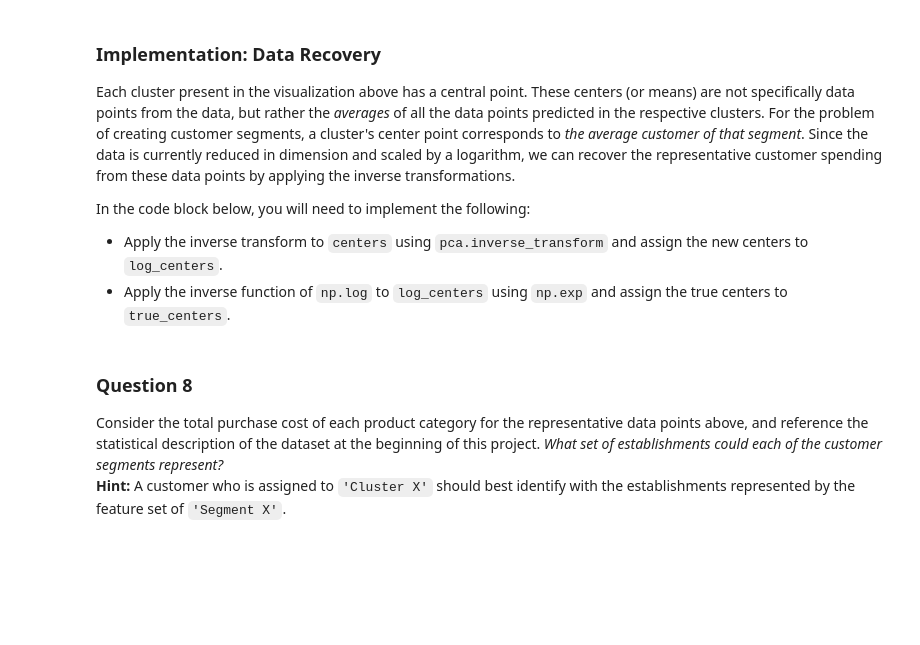
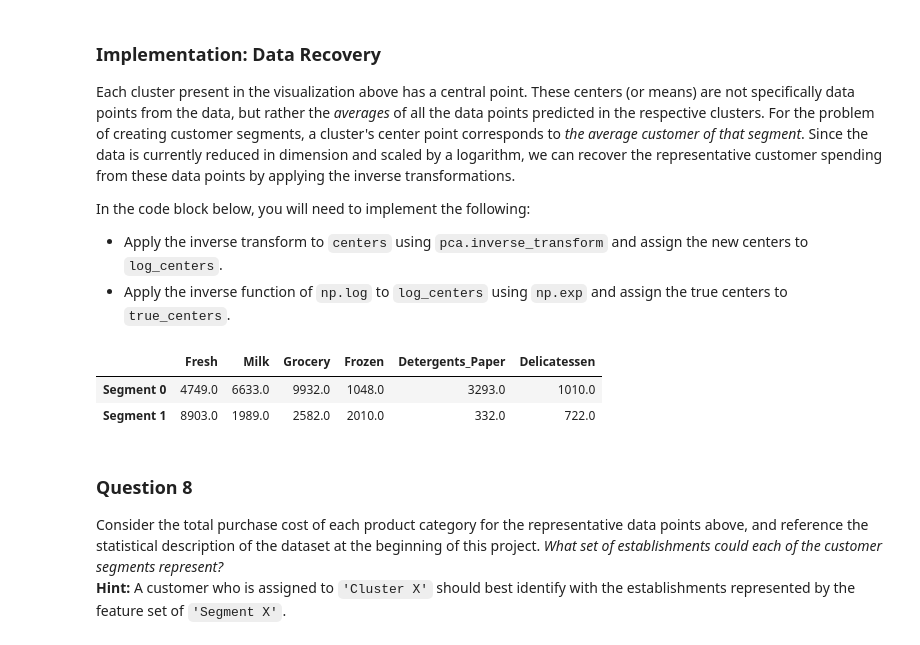
Before and after one commit to raymondngiam/machine-learning-nanodegree, a Jupyter notebook: projects/creating_customer_segments/customer_segments.ipynb, the cells around one changed output. Drawn from its saved outputs; the diff is of its cells as text; code cells hidden in the pictures; blank space fills up the shorter version.

```diff
--- a/projects/creating_customer_segments/customer_segments.ipynb
+++ b/projects/creating_customer_segments/customer_segments.ipynb
@@ -463,16 +463,20 @@ In the code block below, you will need to implement the following:
  - Apply the inverse function of `np.log` to `log_centers` using `np.exp` and assign the true centers to `true_centers`.
 # %%
 # TODO: Inverse transform the centers
-log_centers = None
+log_centers = pca.inverse_transform(centers)
 
 # TODO: Exponentiate the centers
-true_centers = None
+true_centers = np.exp(log_centers)
 
 # Display the true centers
 segments = ['Segment {}'.format(i) for i in range(0,len(centers))]
 true_centers = pd.DataFrame(np.round(true_centers), columns = data.keys())
 true_centers.index = segments
 display(true_centers)
+# %% [output]
+|  | Fresh | Milk | Grocery | Frozen | Detergents_Paper | Delicatessen |
+| Segment 0 | 4749.0 | 6633.0 | 9932.0 | 1048.0 | 3293.0 | 1010.0 |
+| Segment 1 | 8903.0 | 1989.0 | 2582.0 | 2010.0 | 332.0 | 722.0 |
 # %% [markdown]
 ### Question 8
 Consider the total purchase cost of each product category for the representative data points above, and reference the statistical description of the dataset at the beginning of this project. *What set of establishments could each of the customer segments represent?*
```
Also changed, not shown: parts of 2 cells of this notebook.
